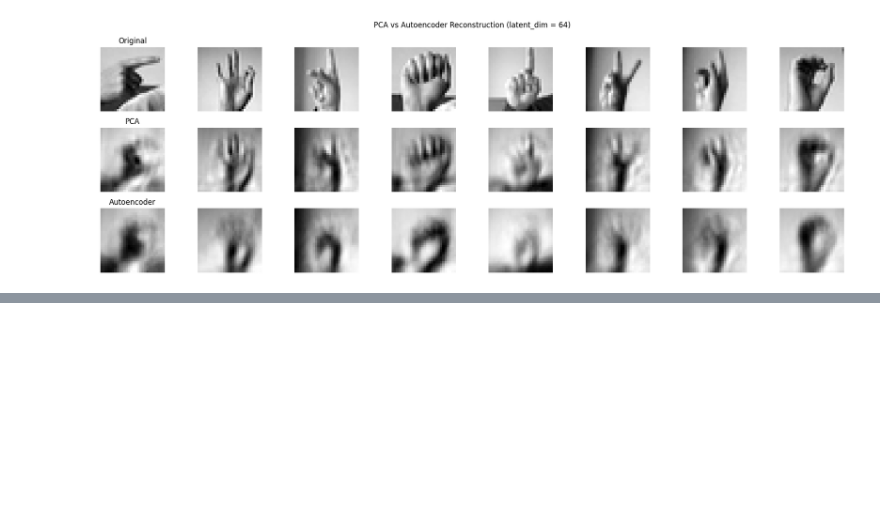
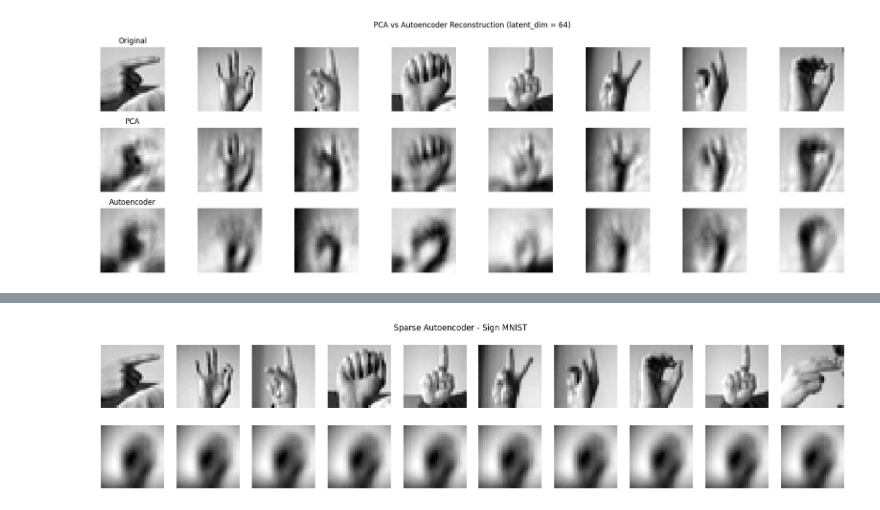
Before and after one commit to manasamorthad/DeepLearning, a Jupyter notebook: week_11.ipynb, the cells around one changed output, grey strips where cells are left out. Cells and saved outputs as stored; diff of their text form; code cells hidden in the pictures; blank space fills up the shorter version.

Commit message:
Autoencoders

```diff
--- a/week_11.ipynb
+++ b/week_11.ipynb
@@ -1441,3 +1441,76 @@ Epoch 4/50
 225/225 ━━━━━━━━━━━━━━━━━━━━ 1s 2ms/step
 Autoencoder Reconstruction MSE: 0.006824333220720291
 [figure]
+# %%
+import numpy as np
+import pandas as pd
+import matplotlib.pyplot as plt
+
+from tensorflow.keras.layers import Input, Dense
+from tensorflow.keras.models import Model
+from tensorflow.keras import regularizers
+from tensorflow.keras.callbacks import EarlyStopping
+
+# 1. Load dataset
+train = pd.read_csv("/content/drive/MyDrive/DL_datasets/sign_mnist_train.csv")
+test = pd.read_csv("/content/drive/MyDrive/DL_datasets/sign_mnist_test.csv")
+
+# 2. Separate labels and images
+x_train = train.iloc[:, 1:].values.astype("float32") / 255.0
+x_test = test.iloc[:, 1:].values.astype("float32") / 255.0
+
+# 3. Dimensions
+input_dim = x_train.shape[1]   # 784
+encoding_dim = 128
+
+# 4. Sparse AE
+input_layer = Input(shape=(input_dim,))
+
+encoded = Dense(
+    encoding_dim,
+    activation='relu',
+    activity_regularizer=regularizers.l1(1e-4)   # sparsity
+)(input_layer)
+
+decoded = Dense(input_dim, activation='sigmoid')(encoded)
+
+sparse_ae = Model(input_layer, decoded)
+
+# 5. Compile
+sparse_ae.compile(optimizer='adam', loss='binary_crossentropy')
+
+# 6. Early stopping
+early_stop = EarlyStopping(
+    monitor='val_loss',
+    patience=5,
+    restore_best_weights=True
+)
+
+# 7. Train
+history_sparse = sparse_ae.fit(
+    x_train, x_train,
+    epochs=50,
+    batch_size=64,
+    shuffle=True,
+    validation_data=(x_test, x_test),
+    callbacks=[early_stop]
+)
+
+# 8. Predict
+decoded_sparse = sparse_ae.predict(x_test)
+
+# 9. Visualize
+n = 10
+plt.figure(figsize=(20, 4))
+for i in range(n):
+    ax = plt.subplot(2, n, i + 1)
+    plt.imshow(x_test[i].reshape(28, 28), cmap='gray')
+    ax.axis('off')
+
+    ax = plt.subplot(2, n, i + 1 + n)
+    plt.imshow(decoded_sparse[i].reshape(28, 28), cmap='gray')
+    ax.axis('off')
+
+plt.suptitle("Sparse Autoencoder - Sign MNIST")
+plt.show()
+# %% [output]
@@ -1443,0 +1534 @@ Autoencoder Reconstruction MSE: 0.006824333220720291
+[figure, added]
```
Also changed, not shown: parts of 2 cells of this notebook.
